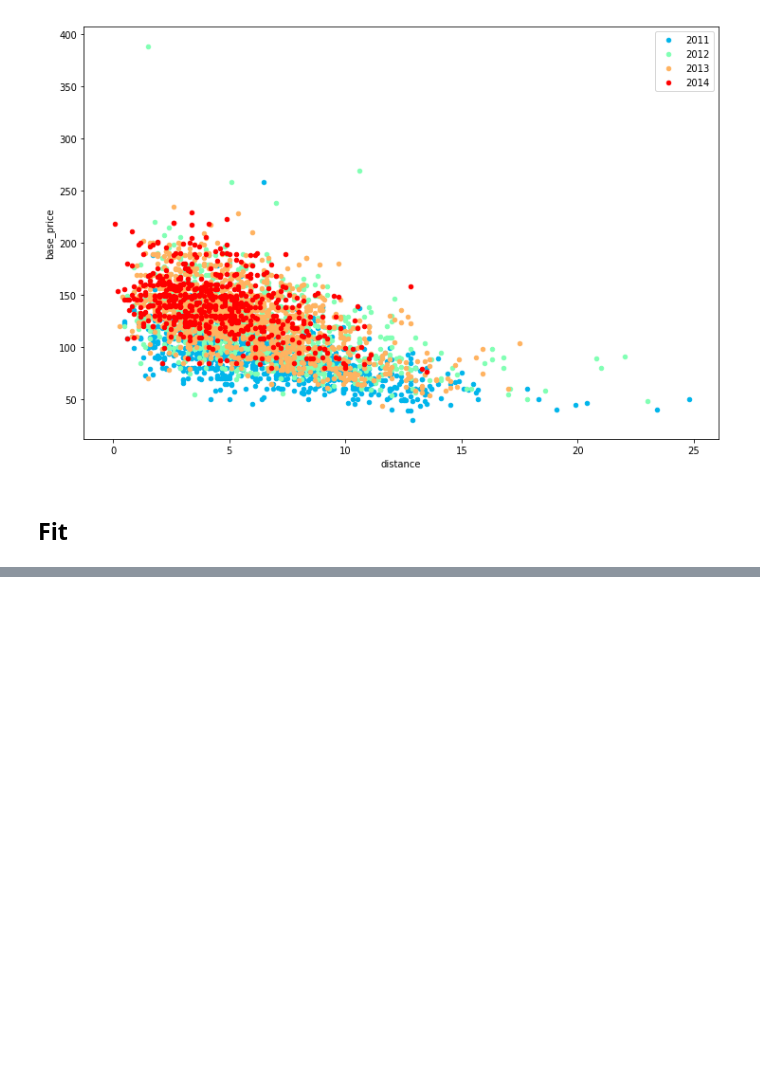
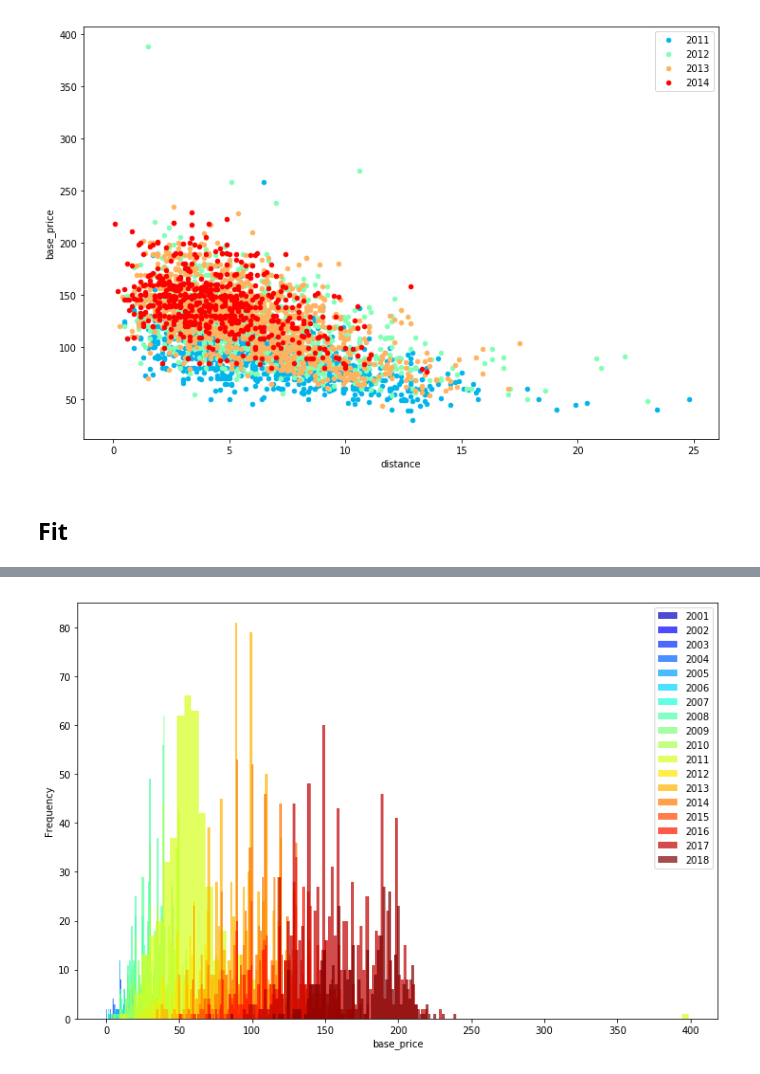
Before and after one commit to pyotr777/car_scraping, a Jupyter notebook: visualize.ipynb, the cells around one changed output, grey strips where cells are left out. Saved outputs shown, nothing was run; the diff lists cells and outputs as text; code cells hidden in the pictures; blank space fills up the shorter version.

```diff
--- a/visualize.ipynb
+++ b/visualize.ipynb
@@ -146,0 +160,12 @@ a.plot.scatter(x='model_year', y='base_price', figsize=(12, 8))
+# %%
+num_models = len(df['model_year'].unique())
+cmap = plt.get_cmap('jet')
+colors = [cmap(c / float(num_models)) for c in np.arange(1, num_models + 1)]
+fig, ax = plt.subplots(1, 1, figsize=(12, 8))
+for (i, (key, group)) in enumerate(df.groupby('model_year')):
+    (group['base_price']/10000).plot(kind='hist', ax=ax, alpha=0.7, bins=80, label=key, color=colors[i])
+    ax.legend()
+    ax.set_xlabel('base_price')
+# fig.savefig('base_price_hist.png')
+# %% [output]
+[figure, added]
```
Also changed, not shown: parts of 8 cells of this notebook, 1 other file.
